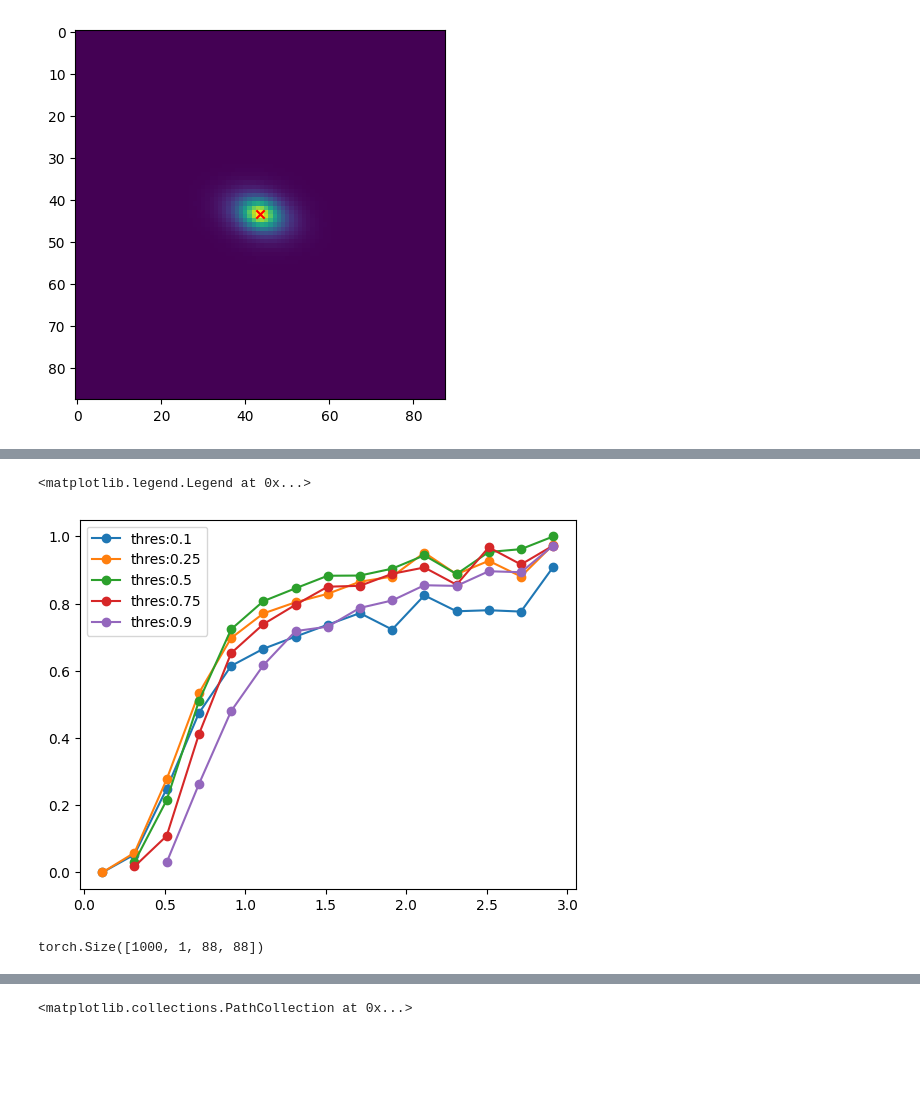
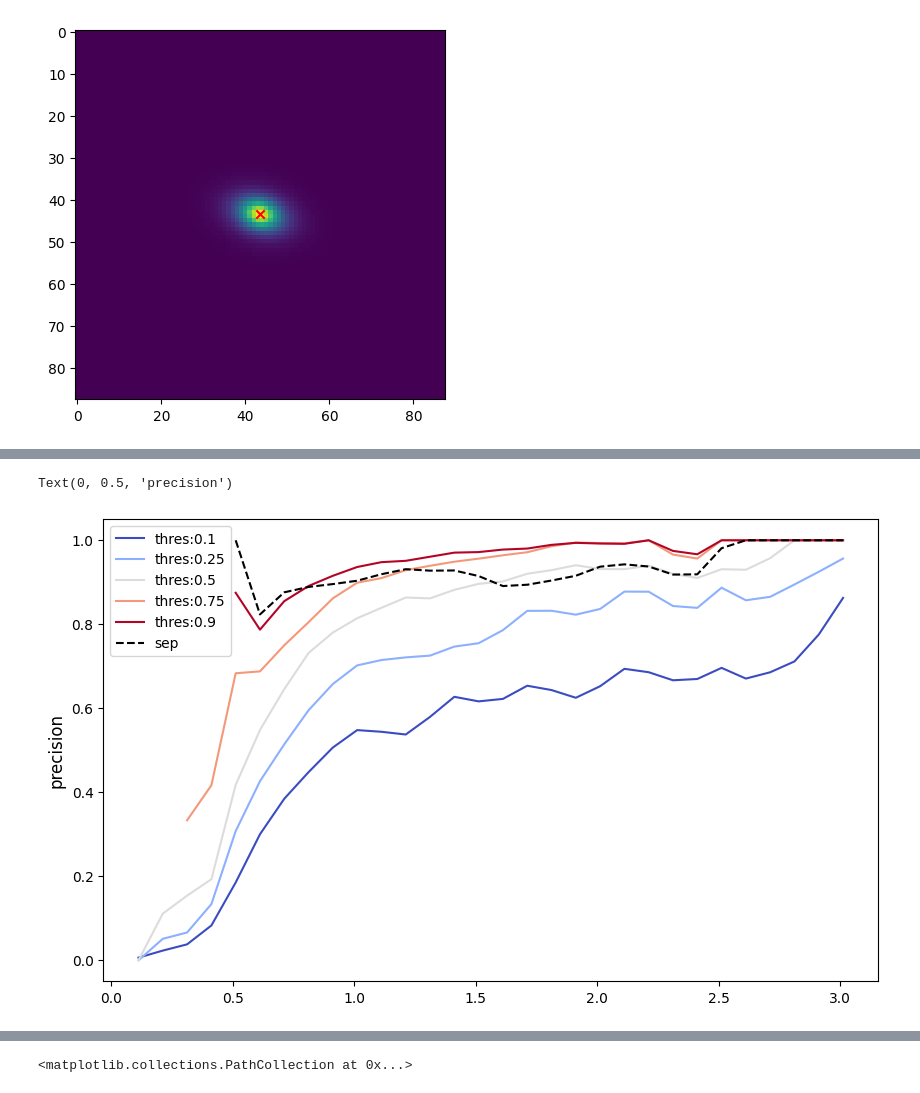
Before and after one commit to ismael-mendoza/bliss, a Jupyter notebook: experiment/notebooks/explore/new-results-detection1.ipynb, the cells around one changed output, grey strips where cells are left out. Drawn from its saved outputs; the diff is of its cells as text; code cells hidden in the pictures; blank space fills up the shorter version.

```diff
--- a/experiment/notebooks/explore/new-results-detection1.ipynb
+++ b/experiment/notebooks/explore/new-results-detection1.ipynb
@@ -190,24 +225,15 @@ plt.legend()
 # %%
 # now compute for each threshold and plot f1 curves
 f1s = []
+recalls = []
+precisions = []
 for cat in pred_cats:
     counts_per_bin = compute_tp_fp_per_bin(truth, cat, 'snr', snr_bins)
 
     precision = counts_per_bin['tp_precision'].sum(axis=-1) / (counts_per_bin['tp_precision'] + counts_per_bin['fp_precision']).sum(axis=-1)
     recall = counts_per_bin['tp_recall'].sum(axis=-1) / counts_per_bin['ntrue'].sum(axis=-1)
     f1 = 2 / (recall**-1 + precision**-1)
+
+    recalls.append(recall)
+    precisions.append(precision)
     f1s.append(f1)
-# %%
-# now plot f1 scores
-for ii in range(len(pred_cats)):
-    f1 = f1s[ii]
-    thres = thresholds[ii]
-    plt.plot(snr_middle.log10(), f1, '-o', label=f"thres:{thres}")
-plt.legend()
-# %% [output]
-<matplotlib.legend.Legend at 0x...>
-[figure, removed]
-# %%
-images.shape
-# %% [output]
-torch.Size([1000, 1, 88, 88])
@@ -249,0 +240,27 @@ sep_cat = FullCatalog(slen, slen, {'n_sources':n_sources, 'plocs':plocs})
+# %%
+counts_per_bin = compute_tp_fp_per_bin(truth, sep_cat, 'snr', snr_bins)
+
+precision_sep = counts_per_bin['tp_precision'].sum(axis=-1) / (counts_per_bin['tp_precision'] + counts_per_bin['fp_precision']).sum(axis=-1)
+recall_sep = counts_per_bin['tp_recall'].sum(axis=-1) / counts_per_bin['ntrue'].sum(axis=-1)
+f1_sep =  2 / (recall_sep**-1 + precision_sep**-1)
+# %%
+import cycler
+
+snr_middle = snr_bins.mean(axis=-1)
+
+color = plt.cm.coolwarm(np.linspace(0, 1, len(thresholds)))
+cycles = cycler.cycler("color", color)
+fig, ax = plt.subplots(1, 1, figsize=(10, 6))
+ax.set_prop_cycle(cycles)
+
+for ii, thres in enumerate(thresholds):
+    ax.plot(snr_middle.log10(), precisions[ii], '-', label=f'thres:{thres}')
+
+
+ax.plot(snr_middle.log10(), precision_sep, '--k', label='sep')
+plt.legend()
+
+ax.set_ylabel("precision", fontsize=12)
+# %% [output]
+Text(0, 0.5, 'precision')
+[figure, added]
```
Also changed, not shown: parts of 15 cells of this notebook.
